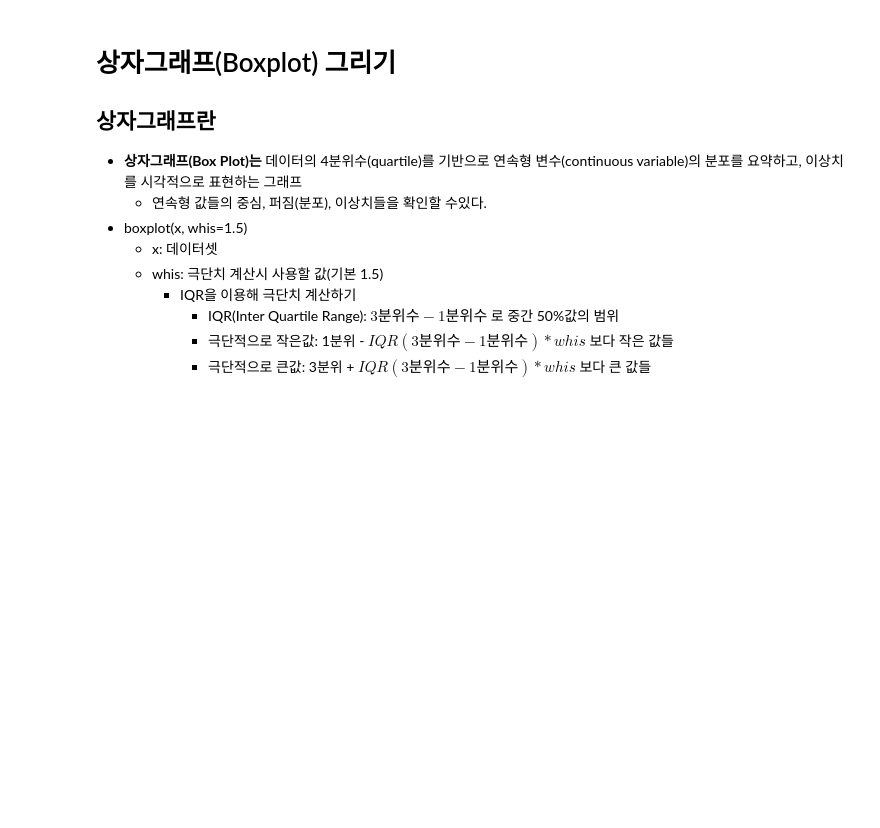
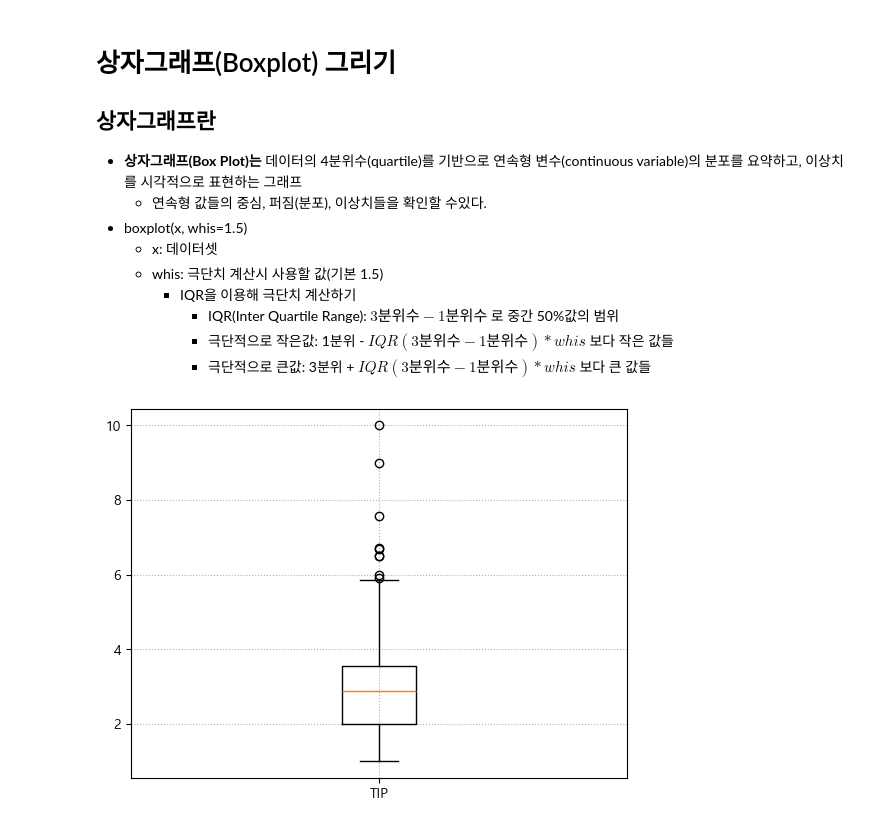
Before and after one commit to Wjaehyun/SKN21, a Jupyter notebook: 05_시각화/02_matplotlib_주요그래프.ipynb, the cells around one changed output. Cells and saved outputs as stored; diff of their text form; code cells hidden in the pictures; blank space fills up the shorter version.

```diff
--- a/05_시각화/02_matplotlib_주요그래프.ipynb
+++ b/05_시각화/02_matplotlib_주요그래프.ipynb
@@ -485,7 +706,10 @@ plt.show()
 # %%
 # 팁의 4분위수 +  이상치
 plt.boxplot(tips['tip'], tick_labels=["TIP"])
+plt.grid(True, linestyle=":")
 plt.show()
+# %% [output]
+[figure, added]
 # %%
 plt.boxplot(
     tips['tip'],
```
Also changed, not shown: parts of 37 cells of this notebook.
